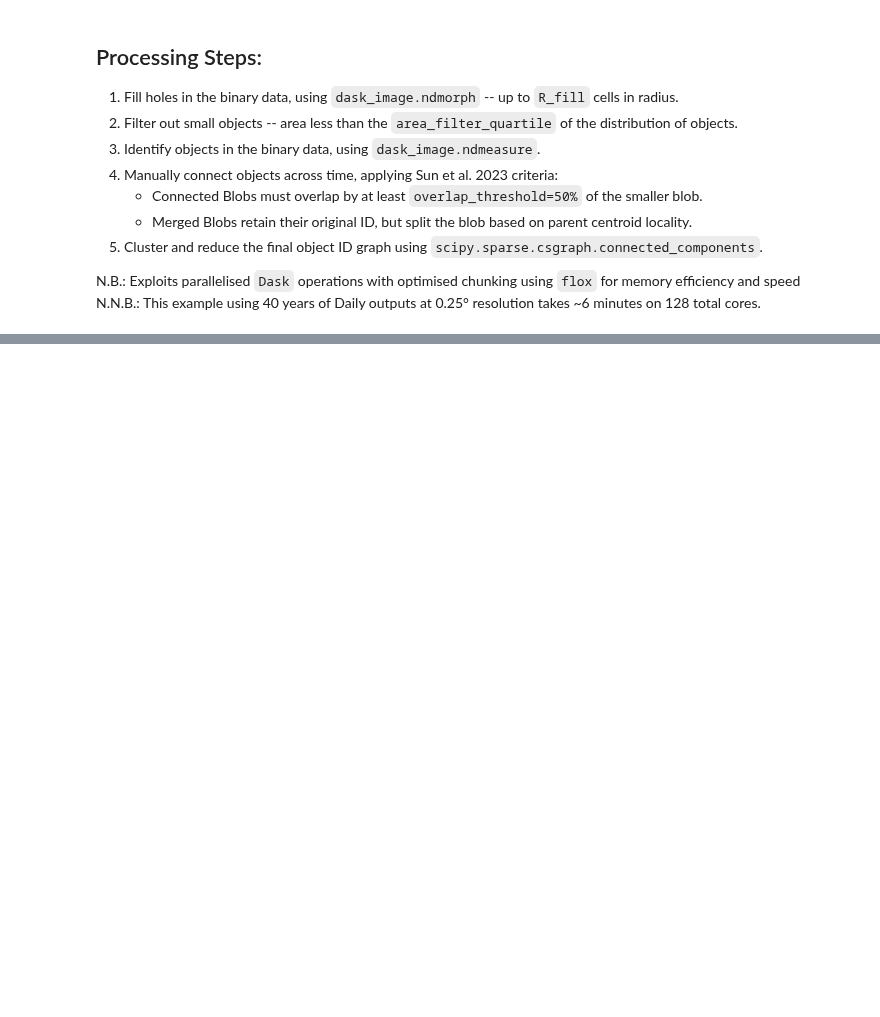
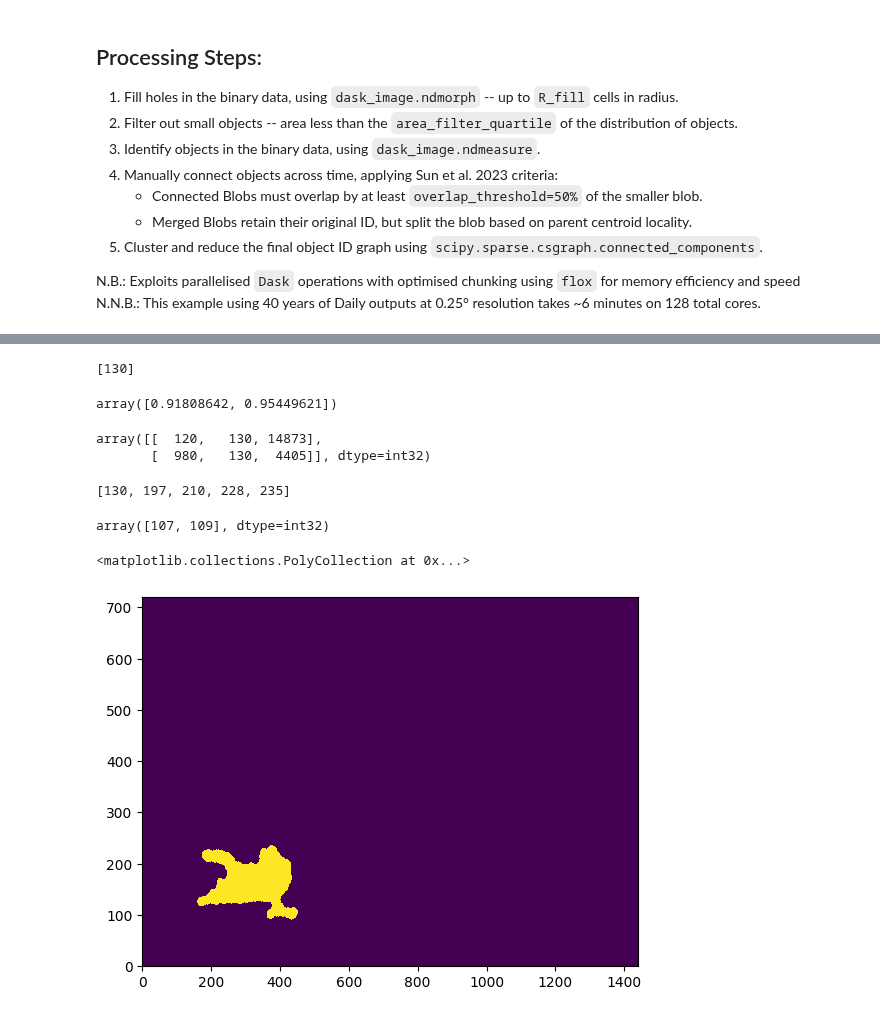
Before and after one commit to wienkers/spot_the_blOb, a Jupyter notebook: notebooks/02_id_track_events.ipynb, the cells around one changed output, grey strips where cells are left out. Cells and saved outputs as stored; diff of their text form; code cells hidden in the pictures; blank space fills up the shorter version.

```diff
--- a/notebooks/02_id_track_events.ipynb
+++ b/notebooks/02_id_track_events.ipynb
@@ -189,0 +136,35 @@ plt.plot(ID_to_cluster_index_array == 1)
+# %%
+## Initialise merge tracking structures
+merge_ledger = []                      # List of IDs of the 2 Merging Parents
+next_new_id = blob_props.ID.max().item() + 1  # Start new IDs after highest existing ID
+
+# Find all the Children (t+1 / RHS) elements that appear multiple times --> Indicates there are 2+ Parent Blobs...
+unique_children, children_counts = np.unique(overlap_blobs_list[:, 1], return_counts=True)
+merging_blobs = unique_children[children_counts > 1]
+
+# Pre-compute the child_time_idx & 2d_mask_id for each child_blob
+time_index_map = tracker.compute_id_time_dict(blob_id_field_unique, merging_blobs, next_new_id)
+Nx = blob_id_field_unique[tracker.xdim].size
+
+# Group blobs by time-chunk
+# -- Pre-condition: Blob IDs should be monotonically increasing in time...
+chunk_boundaries = np.cumsum([0] + list(blob_id_field_unique.chunks[0] ))
+blobs_by_chunk = {}
+for blob_id in merging_blobs:
+    # Find which chunk this time index belongs to
+    chunk_idx = np.searchsorted(chunk_boundaries, time_index_map[blob_id], side='right') - 1
+    blobs_by_chunk.setdefault(chunk_idx, []).append(blob_id)
+# %%
+future_chunk_merges = []
+# %%
+chunk_idx = 0
+chunk_blobs = blobs_by_chunk[chunk_idx]
+chunk_start = sum(blob_id_field_unique.chunks[0][:chunk_idx])
+chunk_end = chunk_start + blob_id_field_unique.chunks[0][chunk_idx] + 1  #  We also want access to the blob_id_time_p1...  But need to remember to remove the last time later
+
+chunk_data = blob_id_field_unique.isel({tracker.timedim: slice(chunk_start, chunk_end)}).compute()
+# %%
+blobs_to_process = chunk_blobs.copy()
+# Combine only the future_chunk_merges that don't already appear in blobs_to_process
+blobs_to_process = blobs_to_process + [blob_id for blob_id in future_chunk_merges if blob_id not in blobs_to_process]  # First, assess the new blobs from the end of the previous chunk...
+future_chunk_merges = []
@@ -189,0 +251,38 @@ plt.plot(ID_to_cluster_index_array == 1)
+# %%
+## Finally, _FINALLY_, we need to ensure that of the new children blobs we made, they only overlap with their respective parent...
+new_unique_children, new_children_counts = np.unique(new_child_overlaps_list[:, 1], return_counts=True)
+new_merging_blobs = new_unique_children[new_children_counts > 1]
+print(new_merging_blobs)
+if new_merging_blobs.size > 0:
+
+    if relative_time_idx + 1 < chunk_data.sizes[tracker.timedim]:  # If there is a next time-step in this chunk
+        for new_child_id in new_merging_blobs:
+            if new_child_id not in blobs_to_process: # We aren't already going to assess this blob
+                blobs_to_process.insert(0, new_child_id)
+
+    else: # This is out of our current jurisdiction: Defer this reassessment to the beginning of the next chunk
+        future_chunk_merges.extend(new_merging_blobs)
+# %% [output]
+[130]
+# %%
+overlap_fractions
+# %% [output]
+array([0.91808642, 0.95449621])
+# %%
+new_child_overlaps_list
+# %% [output]
+array([[  120,   130, 14873],
+       [  980,   130,  4405]], dtype=int32)
+# %%
+blobs_to_process
+# %% [output]
+[130, 197, 210, 228, 235]
+# %%
+parent_ids
+# %% [output]
+array([107, 109], dtype=int32)
+# %%
+plt.pcolor(blob_id_time_p1 == 130)
+# %% [output]
+<matplotlib.collections.PolyCollection at 0x...>
+[figure, added]
```
Also changed, not shown: parts of 26 cells of this notebook, 1 other file.
